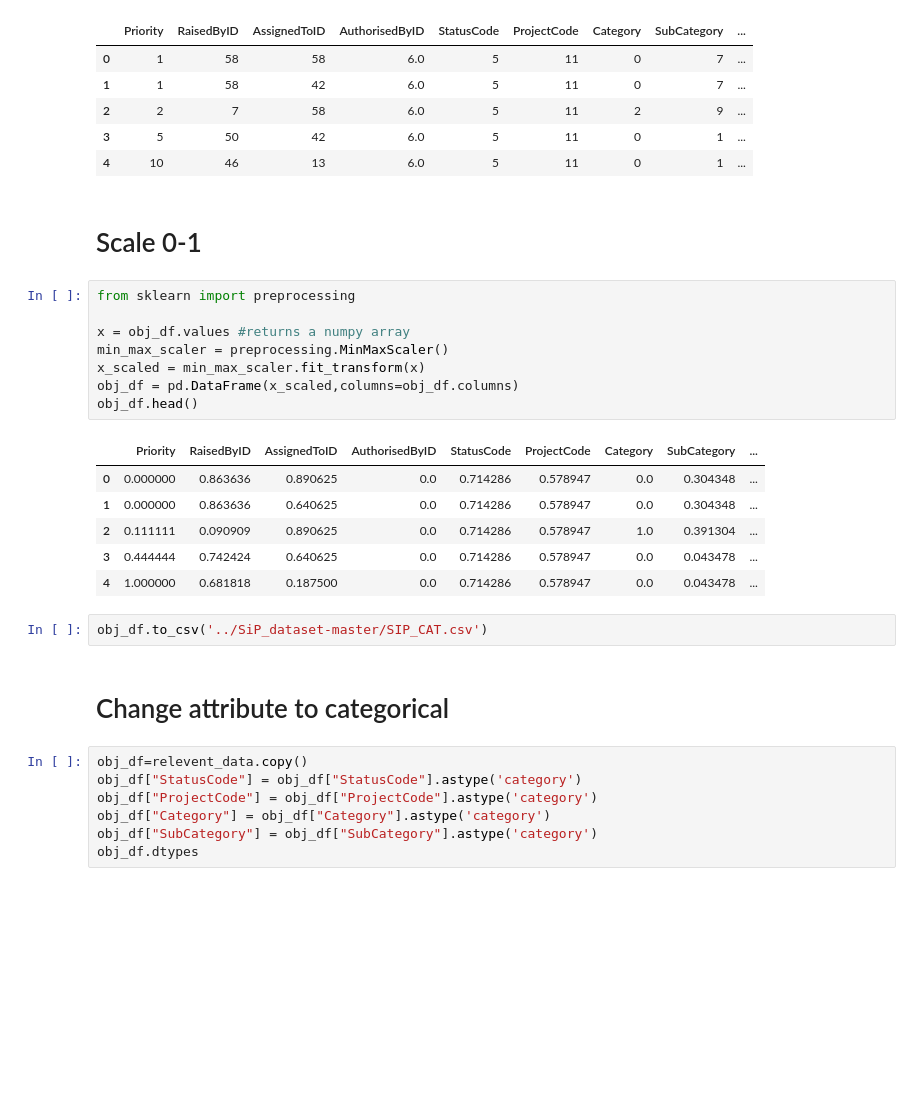
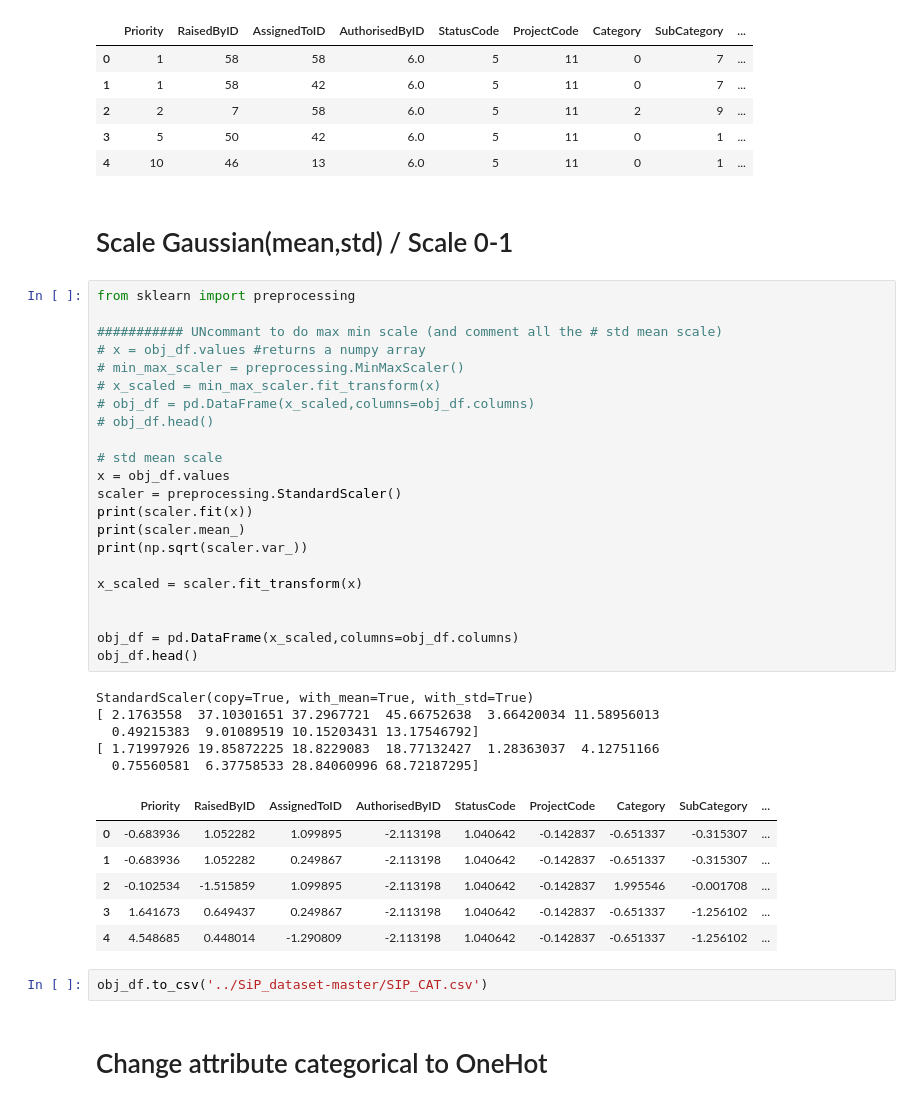
Before and after one commit to orlevit/EffortEstimation, a Jupyter notebook: notebooks/DataExploration.ipynb, the cells around one changed output. Cells and saved outputs as stored; diff of their text form; blank space fills up the shorter version.

```diff
--- a/notebooks/DataExploration.ipynb
+++ b/notebooks/DataExploration.ipynb
@@ -93,30 +127,42 @@ obj_df.head()
 | 3 | 5 | 50 | 42 | 6.0 | 5 | 11 | 0 | 1 | ... |
 | 4 | 10 | 46 | 13 | 6.0 | 5 | 11 | 0 | 1 | ... |
 # %% [markdown]
-# Scale 0-1
+# Scale Gaussian(mean,std) / Scale 0-1
 # %%
 from sklearn import preprocessing
 
-x = obj_df.values #returns a numpy array
-min_max_scaler = preprocessing.MinMaxScaler()
-x_scaled = min_max_scaler.fit_transform(x)
+########### UNcommant to do max min scale (and comment all the # std mean scale)
+# x = obj_df.values #returns a numpy array
+# min_max_scaler = preprocessing.MinMaxScaler()
+# x_scaled = min_max_scaler.fit_transform(x)
+# obj_df = pd.DataFrame(x_scaled,columns=obj_df.columns)
+# obj_df.head()
+
+# std mean scale
+x = obj_df.values
+scaler = preprocessing.StandardScaler()
+print(scaler.fit(x))
+print(scaler.mean_)
+print(np.sqrt(scaler.var_))
+
+x_scaled = scaler.fit_transform(x)
+
+
 obj_df = pd.DataFrame(x_scaled,columns=obj_df.columns)
 obj_df.head()
 # %% [output]
+StandardScaler(copy=True, with_mean=True, with_std=True)
+[ 2.1763558  37.10301651 37.2967721  45.66752638  3.66420034 11.58956013
+  0.49215383  9.01089519 10.15203431 13.17546792]
+[ 1.71997926 19.85872225 18.8229083  18.77132427  1.28363037  4.12751166
+  0.75560581  6.37758533 28.84060996 68.72187295]
 |  | Priority | RaisedByID | AssignedToID | AuthorisedByID | StatusCode | ProjectCode | Category | SubCategory | ... |
-| 0 | 0.000000 | 0.863636 | 0.890625 | 0.0 | 0.714286 | 0.578947 | 0.0 | 0.304348 | ... |
-| 1 | 0.000000 | 0.863636 | 0.640625 | 0.0 | 0.714286 | 0.578947 | 0.0 | 0.304348 | ... |
-| 2 | 0.111111 | 0.090909 | 0.890625 | 0.0 | 0.714286 | 0.578947 | 1.0 | 0.391304 | ... |
-| 3 | 0.444444 | 0.742424 | 0.640625 | 0.0 | 0.714286 | 0.578947 | 0.0 | 0.043478 | ... |
-| 4 | 1.000000 | 0.681818 | 0.187500 | 0.0 | 0.714286 | 0.578947 | 0.0 | 0.043478 | ... |
+| 0 | -0.683936 | 1.052282 | 1.099895 | -2.113198 | 1.040642 | -0.142837 | -0.651337 | -0.315307 | ... |
+| 1 | -0.683936 | 1.052282 | 0.249867 | -2.113198 | 1.040642 | -0.142837 | -0.651337 | -0.315307 | ... |
+| 2 | -0.102534 | -1.515859 | 1.099895 | -2.113198 | 1.040642 | -0.142837 | 1.995546 | -0.001708 | ... |
+| 3 | 1.641673 | 0.649437 | 0.249867 | -2.113198 | 1.040642 | -0.142837 | -0.651337 | -1.256102 | ... |
+| 4 | 4.548685 | 0.448014 | -1.290809 | -2.113198 | 1.040642 | -0.142837 | -0.651337 | -1.256102 | ... |
 # %%
 obj_df.to_csv('../SiP_dataset-master/SIP_CAT.csv')
 # %% [markdown]
-# Change attribute to categorical
+# Change attribute categorical to OneHot
-# %%
-obj_df=relevent_data.copy()
-obj_df["StatusCode"] = obj_df["StatusCode"].astype('category')
-obj_df["ProjectCode"] = obj_df["ProjectCode"].astype('category')
-obj_df["Category"] = obj_df["Category"].astype('category')
-obj_df["SubCategory"] = obj_df["SubCategory"].astype('category')
-obj_df.dtypes
```
Also changed, not shown: parts of 9 cells of this notebook, 1 other file.
